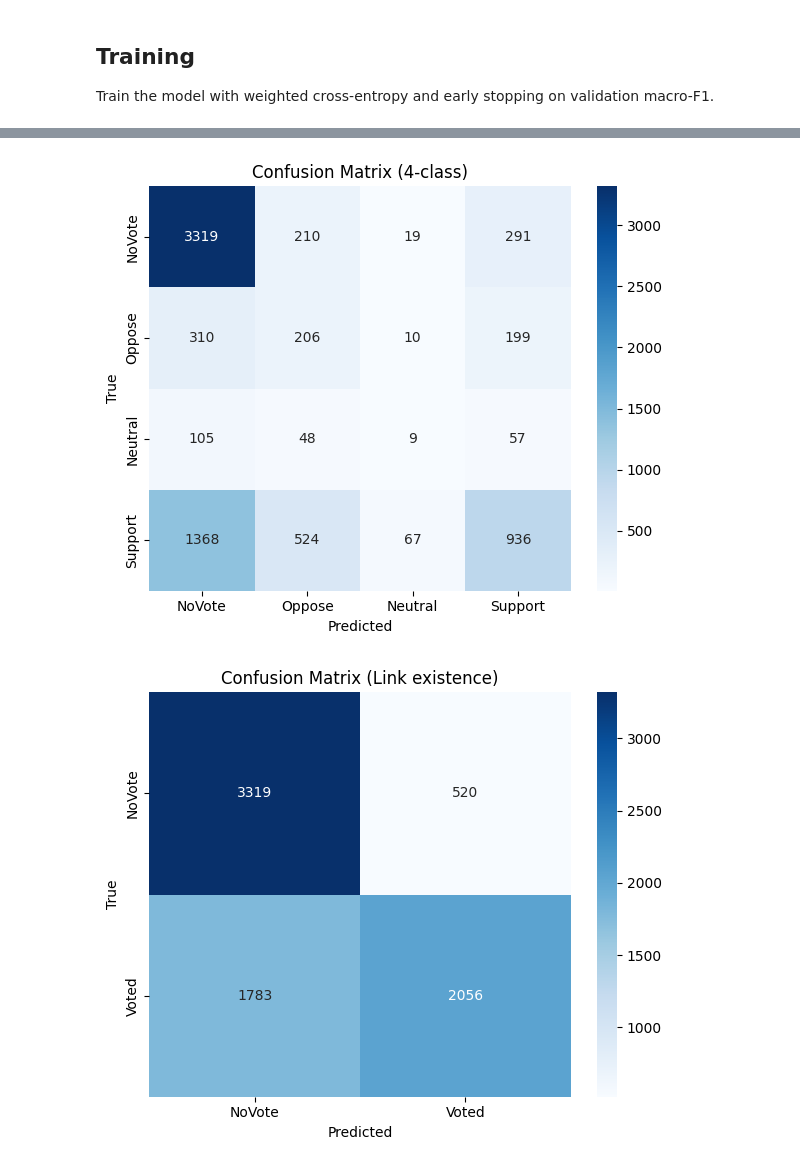
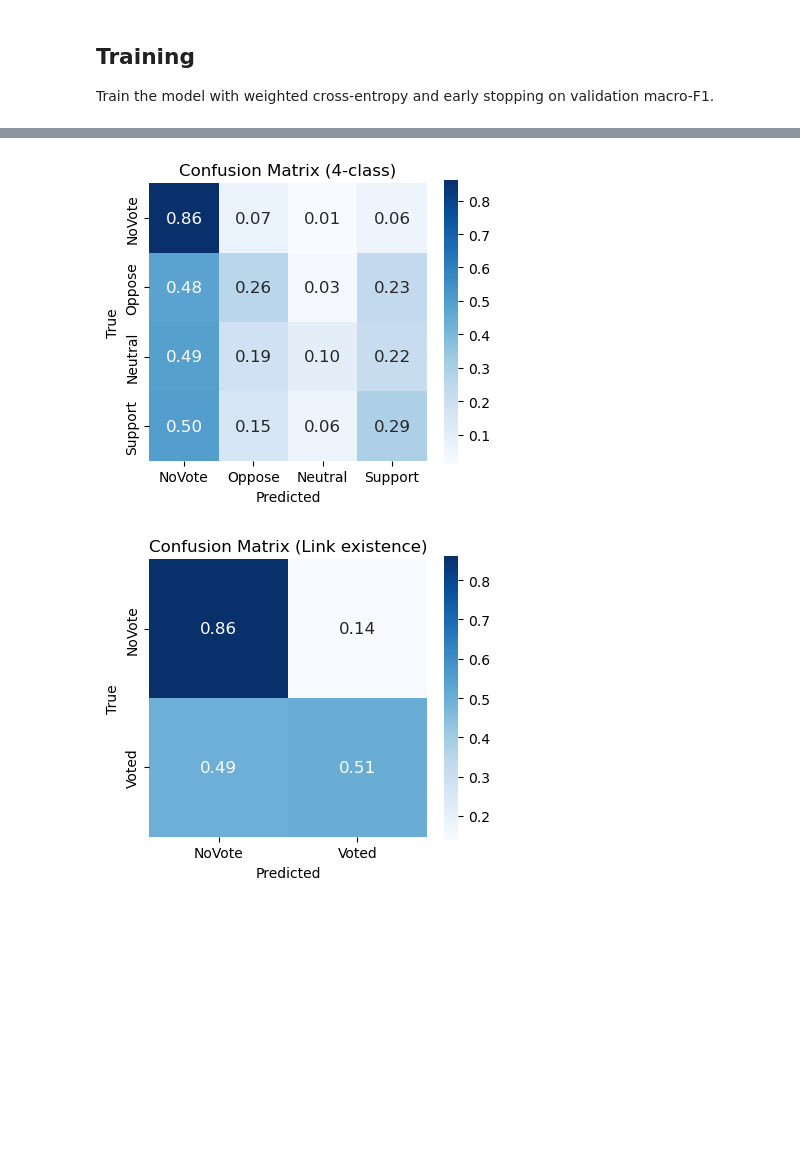
Before and after one commit to Lav-11/LFN_assignment, a Jupyter notebook: gnn_implementation_inductive.ipynb, the cells around one changed output, grey strips where cells are left out. Drawn from its saved outputs; the diff is of its cells as text; code cells hidden in the pictures; blank space fills up the shorter version.

```diff
--- a/gnn_implementation_inductive.ipynb
+++ b/gnn_implementation_inductive.ipynb
@@ -458,44 +458,26 @@ weighted avg       0.64      0.56      0.59      2056
 # %%
-def plot_cm(cm, labels, title, normalize=False):
-    if normalize:
-        cm_plot = cm.astype(float)
-        cm_plot = cm_plot / cm_plot.sum(axis=1, keepdims=True)
-        fmt = ".2f"
-    else:
-        cm_plot = cm.astype(int)   # <-- qui int
-        fmt = "d"
-
-    plt.figure(figsize=(6, 5))
-    sns.heatmap(cm_plot, annot=True, fmt=fmt, cmap="Blues",
-                xticklabels=labels, yticklabels=labels)
-    plt.xlabel("Predicted")
-    plt.ylabel("True")
-    plt.title(title)
-    plt.tight_layout()
-    plt.show()
-
 # ---- 1) 4-class confusion matrix ----
 labels_4 = ["NoVote", "Oppose", "Neutral", "Support"]
 cm4 = confusion_matrix(y_true_4, y_pred_4, labels=[0,1,2,3])
-plot_cm(cm4, labels_4, "Confusion Matrix (4-class)", normalize=False)
+plot_cm(cm4, labels_4, "Confusion Matrix (4-class)", normalize=True)
 # plot_cm(cm4, labels_4, "Confusion Matrix (4-class) - normalized", normalize=True)
 
 # ---- 2) Link existence confusion matrix (NoVote vs Voted) ----
 y_true_link = (y_true_4 != 0).astype(int)
 y_pred_link = (y_pred_4 != 0).astype(int)
 cm_link = confusion_matrix(y_true_link, y_pred_link, labels=[0,1])
-plot_cm(cm_link, ["NoVote", "Voted"], "Confusion Matrix (Link existence)", normalize=False)
+plot_cm(cm_link, ["NoVote", "Voted"], "Confusion Matrix (Link existence)", normalize=True)
 # plot_cm(cm_link, ["NoVote", "Voted"], "Confusion Matrix (Link existence) - normalized", normalize=True)
 
 # ---- 3) Polarity confusion matrix on TP edges where model predicts Voted ----
 mask_tp = (y_true_4 != 0) & (y_pred_4 != 0)
 y_true_pol = (y_true_4[mask_tp] - 1)  # {0,1,2}
 y_pred_pol = (y_pred_4[mask_tp] - 1)  # {0,1,2}
 cm_pol = confusion_matrix(y_true_pol, y_pred_pol, labels=[0,1,2])
 plot_cm(cm_pol, ["Oppose", "Neutral", "Support"],
-        "Confusion Matrix (Polarity on TP predicted Voted)", normalize=False)
+        "Confusion Matrix (Polarity on TP predicted Voted)", normalize=True)
 # plot_cm(cm_pol, ["Oppose", "Neutral", "Support"],
 #         "Confusion Matrix (Polarity on TP predicted Voted) - normalized", normalize=True)
 # %% [output]
-[figure, old version]
+[figure, new version]
-[figure, old version]
+[figure, new version]
```
Also changed, not shown: parts of 4 cells of this notebook, 5 other files.
